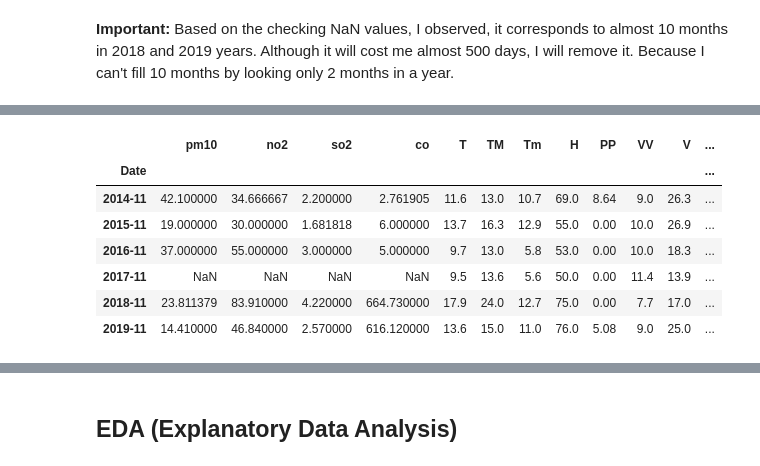
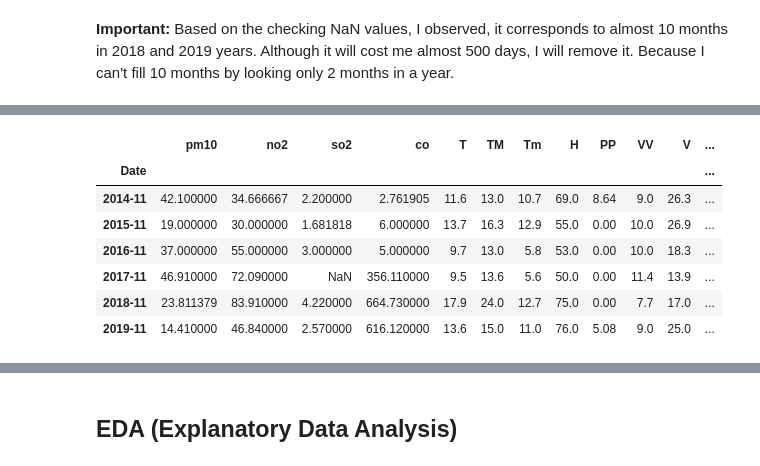
Before and after one commit to erolerdogan/AirQuality_in_Istanbul, a Jupyter notebook: AQI_in_Istanbul.ipynb, the cells around one changed output, grey strips where cells are left out. Cells and saved outputs as stored; diff of their text form; code cells hidden in the pictures.

```diff
--- a/AQI_in_Istanbul.ipynb
+++ b/AQI_in_Istanbul.ipynb
@@ -225,12 +245,18 @@ memory usage: 62.6+ KB
 # %% [markdown]
 #### Working on Air Quality Dataset from 2nd source
+# %%
+mask = ((aqi_second.Date > "2017-11") & (aqi_second.Date < "2017-12"))
+#combined_df.loc[mask, "so2"] = combined_df.loc[mask, "so2"].fillna(so2_mean)
+
+aqi_second.drop(list(aqi_second[mask].index), inplace=True)
 # %%
 aqi_second.Date = pd.to_datetime(aqi_second.Date).dt.strftime("%Y-%m-%d")
+data_201711.Date = pd.to_datetime(data_201711.Date).dt.strftime("%Y-%m-%d")
 
 # Concantenating aqi data from second source and data of 2017-11
-aqi_second = pd.concat([aqi_second, data_201701])
+aqi_second = pd.concat([aqi_second, data_201711])
 
-aqi_second.head()
+aqi_second.head(15)
 # %% [output]
 |  | Date | pm10 | so2 | co | no2 | o3 | pm2.5 |
 | 0 | 2017-01-02 | NaN | 13.10 | 436.68 | 100.37 | 20.86 | NaN |
@@ -274,7 +319,8 @@ aqi = pd.concat([aqi_first, aqi_second])
 aqi[["pm2.5", "pm10", "o3", "no2", "so2", "co"]] = aqi[["pm2.5", "pm10", "o3",
                                                                     "no2", "so2", "co"]].astype(dtype="float64",
                                                                                                            errors="ignore")
-aqi.Date = pd.to_datetime(aqi.Date)
+aqi.Date = pd.to_datetime(aqi.Date).dt.strftime("%Y-%m-%d")
+
 aqi.head()
 # %% [output]
 |  | Date | pm2.5 | pm10 | o3 | no2 | so2 | co |
@@ -399,6 +454,6 @@ memory usage: 380.5+ KB
 # %%
-grouped_combined_df = combined_df.groupby(["Date"], sort=False).first()
-grouped_combined_df.head(15)
+grouped_combined_df = combined_df.groupby(["Date"], sort=False)
+grouped_combined_df.first()
 # %% [output]
 |  | pm10 | no2 | so2 | co | T | TM | Tm | H | PP | VV | V | ... |
 | Date |  |  |  |  |  |  |  |  |  |  |  | ... |
@@ -420,13 +494,13 @@ grouped_combined_df.head(15)
 # %%
-month_mask = grouped_combined_df.Month == "11"
-year_mask = grouped_combined_df.Year == "2017"
-grouped_combined_df[month_mask]
+month_mask = grouped_combined_df.first().Month == "11"
+year_mask = grouped_combined_df.first().Year == "2017"
+grouped_combined_df.first()[month_mask]
 # %% [output]
 |  | pm10 | no2 | so2 | co | T | TM | Tm | H | PP | VV | V | ... |
 | Date |  |  |  |  |  |  |  |  |  |  |  | ... |
 | 2014-11 | 42.100000 | 34.666667 | 2.200000 | 2.761905 | 11.6 | 13.0 | 10.7 | 69.0 | 8.64 | 9.0 | 26.3 | ... |
 | 2015-11 | 19.000000 | 30.000000 | 1.681818 | 6.000000 | 13.7 | 16.3 | 12.9 | 55.0 | 0.00 | 10.0 | 26.9 | ... |
 | 2016-11 | 37.000000 | 55.000000 | 3.000000 | 5.000000 | 9.7 | 13.0 | 5.8 | 53.0 | 0.00 | 10.0 | 18.3 | ... |
-| 2017-11 | NaN | NaN | NaN | NaN | 9.5 | 13.6 | 5.6 | 50.0 | 0.00 | 11.4 | 13.9 | ... |
+| 2017-11 | 46.910000 | 72.090000 | NaN | 356.110000 | 9.5 | 13.6 | 5.6 | 50.0 | 0.00 | 11.4 | 13.9 | ... |
 | 2018-11 | 23.811379 | 83.910000 | 4.220000 | 664.730000 | 17.9 | 24.0 | 12.7 | 75.0 | 0.00 | 7.7 | 17.0 | ... |
 | 2019-11 | 14.410000 | 46.840000 | 2.570000 | 616.120000 | 13.6 | 15.0 | 11.0 | 76.0 | 5.08 | 9.0 | 25.0 | ... |
```
Also changed, not shown: parts of 30 cells of this notebook.
